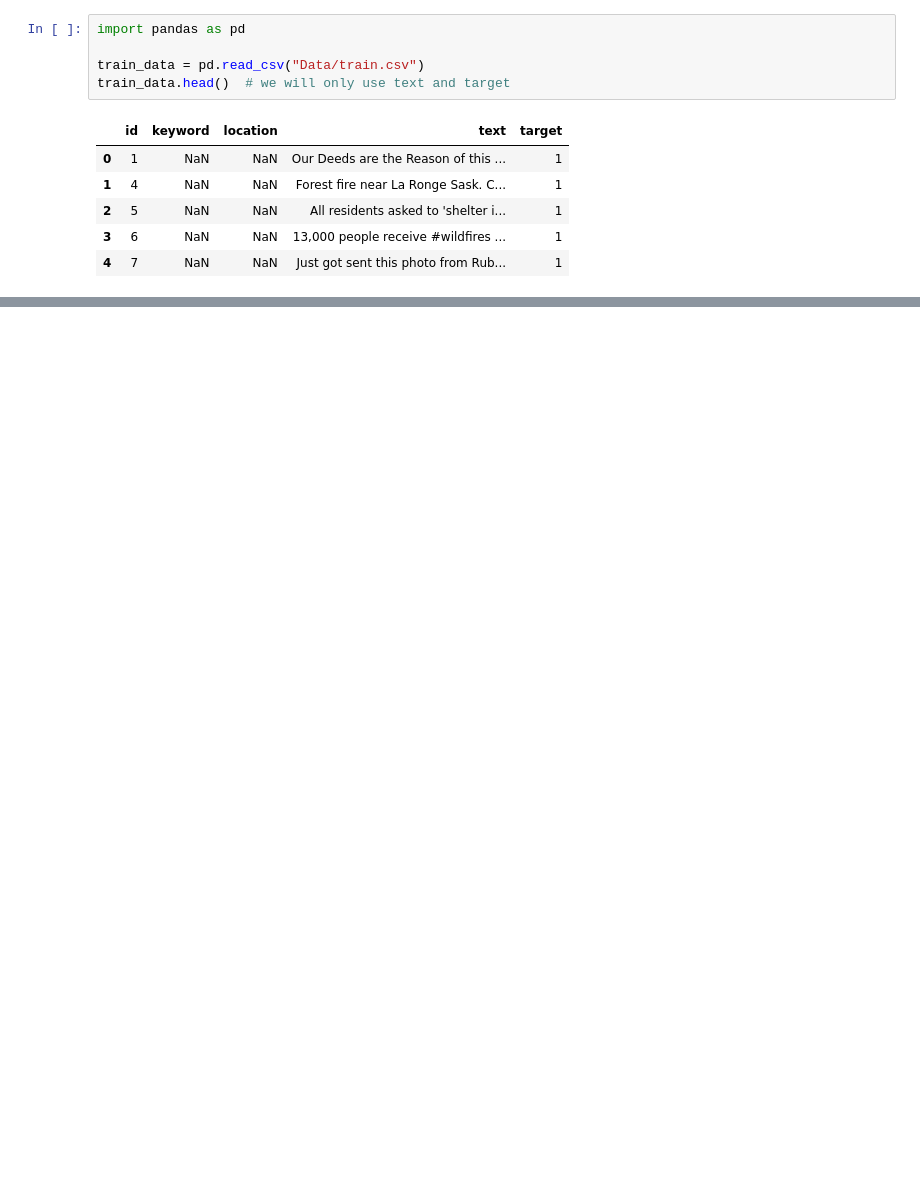
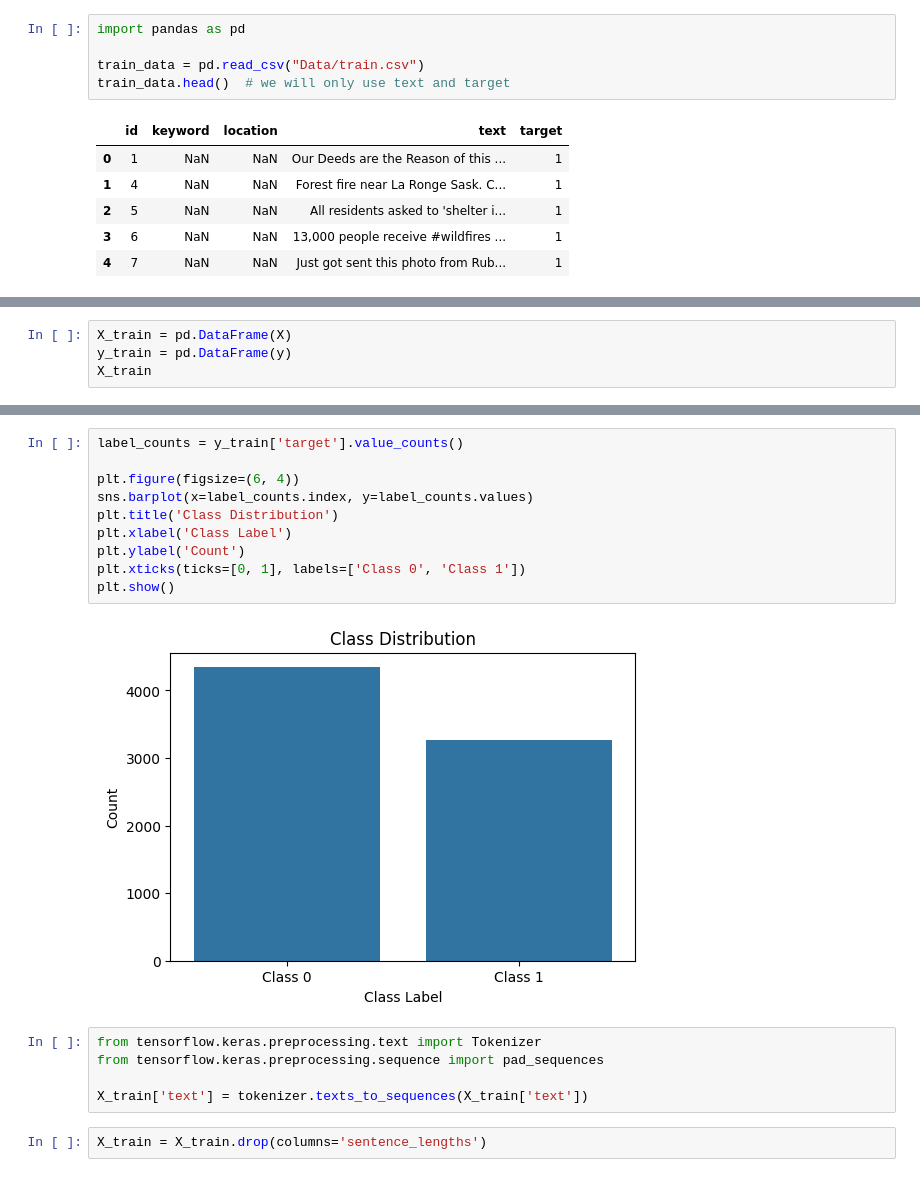
Before and after one commit to amrkld/-Disaster-Tweet-Classification-NLP-model, a Jupyter notebook: model.ipynb, the cells around one changed output, grey strips where cells are left out. Saved outputs shown, nothing was run; the diff lists cells and outputs as text; blank space fills up the shorter version.

Commit message:
Preprocessing before padding

```diff
--- a/model.ipynb
+++ b/model.ipynb
@@ -19,0 +16,4 @@ X_train, X_val, y_train, y_val = train_test_split(X, y, test_size=0.2, random_st
+# %%
+X_train = pd.DataFrame(X)
+y_train = pd.DataFrame(y)
+X_train
@@ -19,0 +253,19 @@ X_train, X_val, y_train, y_val = train_test_split(X, y, test_size=0.2, random_st
+# %%
+label_counts = y_train['target'].value_counts()
+
+plt.figure(figsize=(6, 4))
+sns.barplot(x=label_counts.index, y=label_counts.values)
+plt.title('Class Distribution')
+plt.xlabel('Class Label')
+plt.ylabel('Count')
+plt.xticks(ticks=[0, 1], labels=['Class 0', 'Class 1'])
+plt.show()
+# %% [output]
+[figure, added]
+# %%
+from tensorflow.keras.preprocessing.text import Tokenizer
+from tensorflow.keras.preprocessing.sequence import pad_sequences
+
+X_train['text'] = tokenizer.texts_to_sequences(X_train['text'])
+# %%
+X_train = X_train.drop(columns='sentence_lengths')
```
Also changed, not shown: parts of 24 cells of this notebook.
